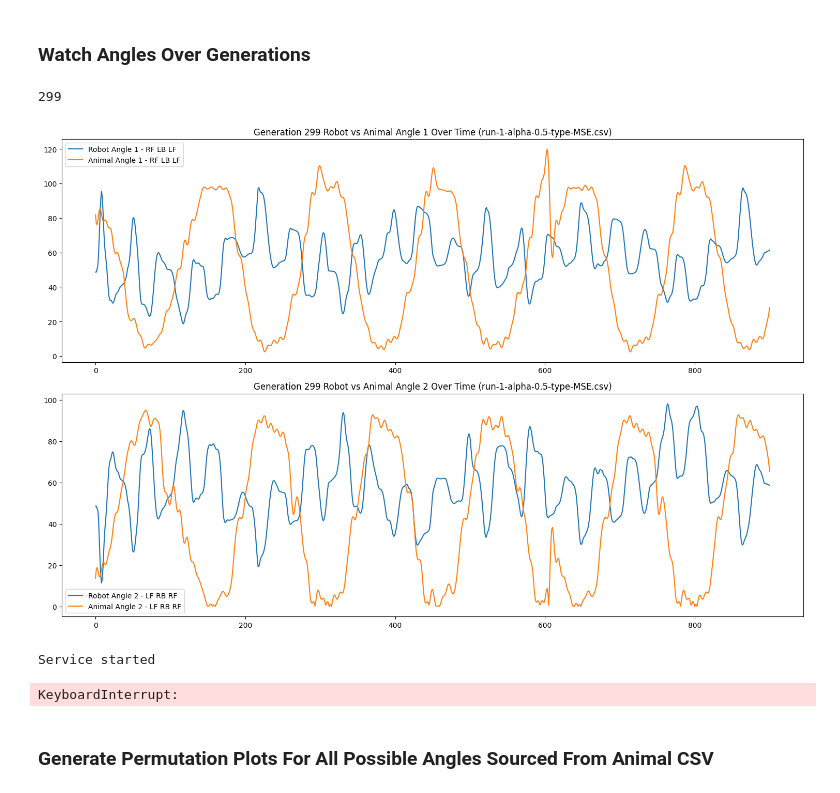
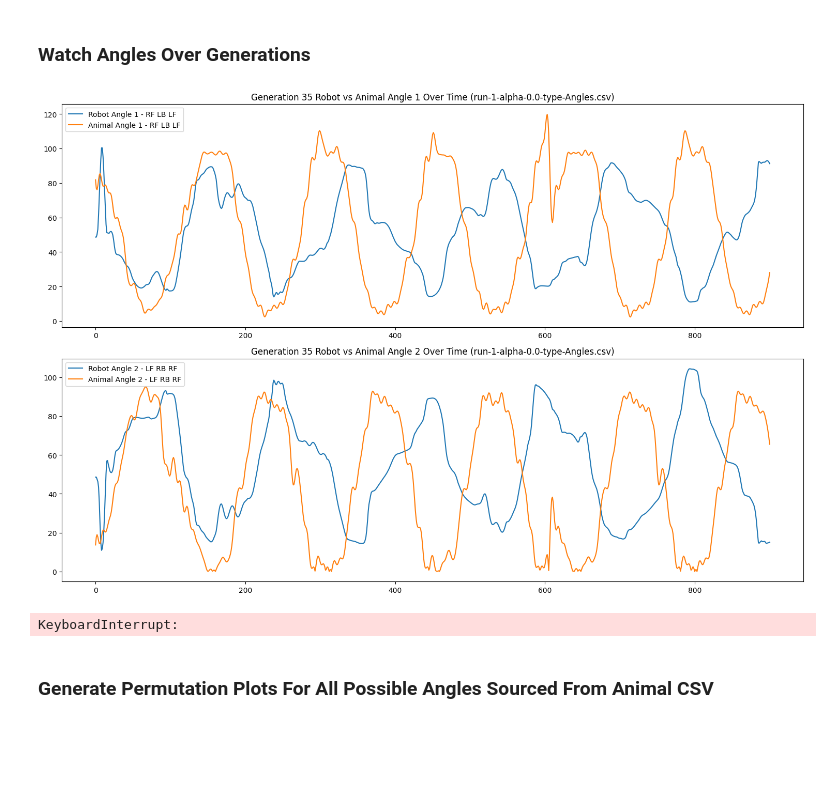
Before and after one commit to EmilChoparinov/EVOC-Research, a Jupyter notebook: notebooks/graphics.ipynb, the cells around one changed output. Drawn from its saved outputs; the diff is of its cells as text; code cells hidden in the pictures; blank space fills up the shorter version.

```diff
--- a/notebooks/graphics.ipynb
+++ b/notebooks/graphics.ipynb
@@ -209,7 +209,7 @@ from IPython.display import clear_output
 # 1 -> 4
 
 def gen():
-    select_plot = for_mse
+    select_plot = for_angles
 
     name, dataset = plots[select_plot]
 
@@ -233,7 +233,7 @@ def gen():
 
     fix, ax = plt.subplots(2, 1,figsize=(15,10))
     ax = ax.ravel()
-    meta, df = dataset[2]
+    meta, df = dataset[0]
 
     target_gen = df['generation'].max()
     # Only compute angles for the target generation requested
@@ -247,37 +247,35 @@ def gen():
     angle2 = df_target.apply(lambda r: calculate_angle(
         r["left_front"], r["right_hind"], r["right_front"]), axis=1)
 
     # Required for how matplotlib plots
     _animal = animal.iloc[:len(df_target)]
     t_axis = np.arange(len(df_target))
 
 
     ax[0].set_title(f"Generation {target_gen} Robot vs Animal Angle 1 Over Time ({meta.alpha_name})")
     ax[0].plot(t_axis, angle1, label="Robot Angle 1 - RF LB LF")
     ax[0].plot(t_axis, _animal["angle1"], label="Animal Angle 1 - RF LB LF")
     ax[0].legend()
 
     ax[1].set_title(f"Generation {target_gen} Robot vs Animal Angle 2 Over Time ({meta.alpha_name})")
     ax[1].plot(t_axis, angle2, label="Robot Angle 2 - LF RB RF")
     ax[1].plot(t_axis, _animal["angle2"], label="Animal Angle 2 - LF RB RF")
     ax[1].legend()
 
 
     plt.tight_layout()
     return plt
 
 def progressive_updates():
     plt = gen()
     clear_output(wait=True)
     plt.show()
 
 gen().show()
 on_update(progressive_updates)
 # %% [output]
+[figure, new version]
-299
+KeyboardInterrupt:
-[figure, old version]
-Service started
-KeyboardInterrupt:
 # %% [markdown]
 ### Generate Permutation Plots For All Possible Angles Sourced From Animal CSV
 # %%
```
Also changed, not shown: parts of 4 cells of this notebook, 1 other file.
